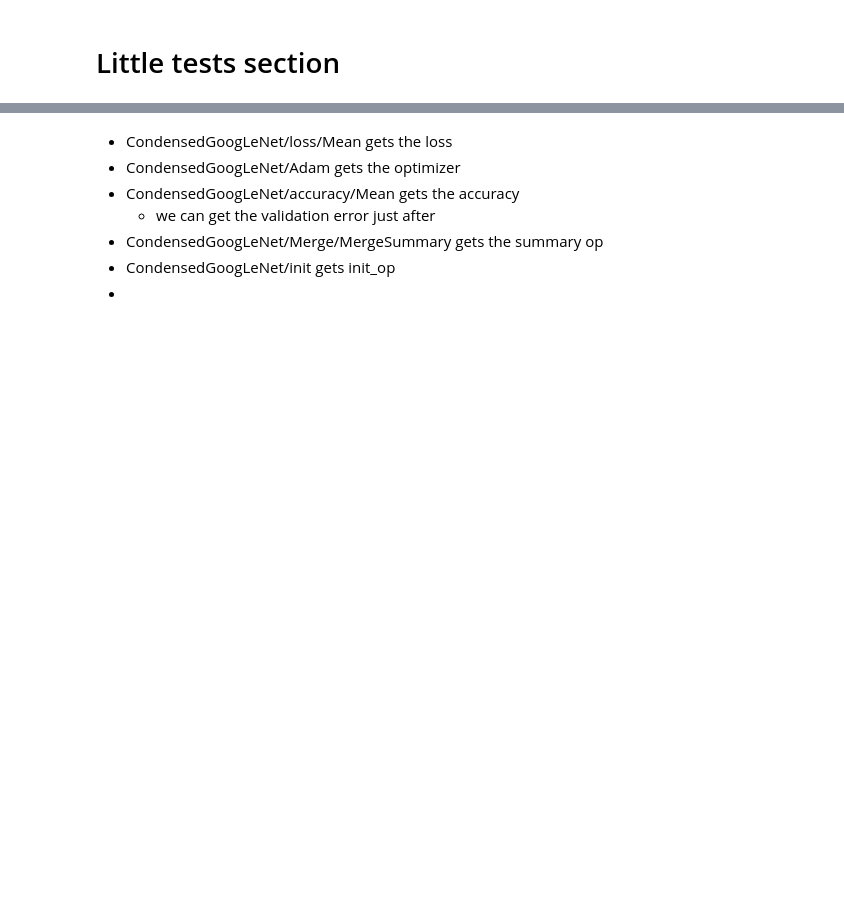
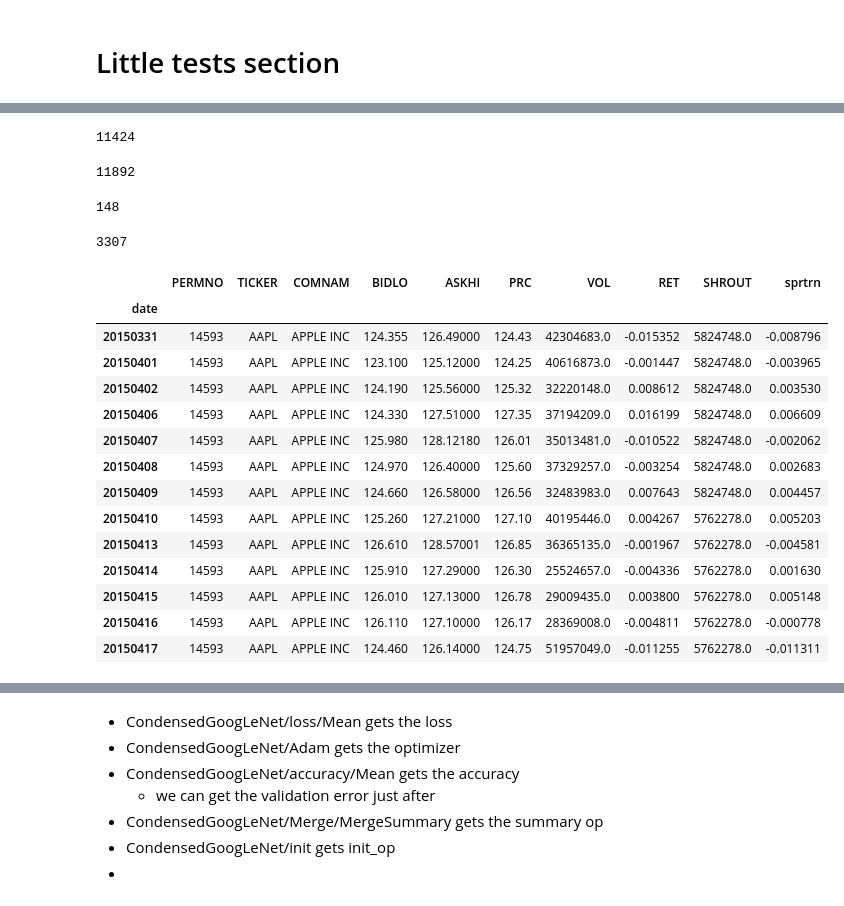
Before and after one commit to kathy-jzh/DeepLearningAllocationCNN, a Jupyter notebook: data_and_training.ipynb, the cells around one changed output, grey strips where cells are left out. Saved outputs shown, nothing was run; the diff lists cells and outputs as text; code cells hidden in the pictures; blank space fills up the shorter version.

```diff
--- a/data_and_training.ipynb
+++ b/data_and_training.ipynb
@@ -258,0 +317,16 @@ tmp
+# %%
+len(list(set(df_raw.dropna().PERMNO)))
+# %% [output]
+11424
+# %%
+len(list(set(df_raw.TICKER)))
+# %% [output]
+11892
+# %%
+len(list(set(df_raw[df_raw.RET=='B'].PERMNO)))
+# %% [output]
+148
+# %%
+len(set(handler._df_raw_data.index))
+# %% [output]
+3307
@@ -258,0 +335,18 @@ tmp
+# %%
+df_aapl.loc[20150331:20150417]
+# %% [output]
+|  | PERMNO | TICKER | COMNAM | BIDLO | ASKHI | PRC | VOL | RET | SHROUT | sprtrn |
+| date |  |  |  |  |  |  |  |  |  |  |
+| 20150331 | 14593 | AAPL | APPLE INC | 124.355 | 126.49000 | 124.43 | 42304683.0 | -0.015352 | 5824748.0 | -0.008796 |
+| 20150401 | 14593 | AAPL | APPLE INC | 123.100 | 125.12000 | 124.25 | 40616873.0 | -0.001447 | 5824748.0 | -0.003965 |
+| 20150402 | 14593 | AAPL | APPLE INC | 124.190 | 125.56000 | 125.32 | 32220148.0 | 0.008612 | 5824748.0 | 0.003530 |
+| 20150406 | 14593 | AAPL | APPLE INC | 124.330 | 127.51000 | 127.35 | 37194209.0 | 0.016199 | 5824748.0 | 0.006609 |
+| 20150407 | 14593 | AAPL | APPLE INC | 125.980 | 128.12180 | 126.01 | 35013481.0 | -0.010522 | 5824748.0 | -0.002062 |
+| 20150408 | 14593 | AAPL | APPLE INC | 124.970 | 126.40000 | 125.60 | 37329257.0 | -0.003254 | 5824748.0 | 0.002683 |
+| 20150409 | 14593 | AAPL | APPLE INC | 124.660 | 126.58000 | 126.56 | 32483983.0 | 0.007643 | 5824748.0 | 0.004457 |
+| 20150410 | 14593 | AAPL | APPLE INC | 125.260 | 127.21000 | 127.10 | 40195446.0 | 0.004267 | 5762278.0 | 0.005203 |
+| 20150413 | 14593 | AAPL | APPLE INC | 126.610 | 128.57001 | 126.85 | 36365135.0 | -0.001967 | 5762278.0 | -0.004581 |
+| 20150414 | 14593 | AAPL | APPLE INC | 125.910 | 127.29000 | 126.30 | 25524657.0 | -0.004336 | 5762278.0 | 0.001630 |
+| 20150415 | 14593 | AAPL | APPLE INC | 126.010 | 127.13000 | 126.78 | 29009435.0 | 0.003800 | 5762278.0 | 0.005148 |
+| 20150416 | 14593 | AAPL | APPLE INC | 126.110 | 127.10000 | 126.17 | 28369008.0 | -0.004811 | 5762278.0 | -0.000778 |
+| 20150417 | 14593 | AAPL | APPLE INC | 124.460 | 126.14000 | 124.75 | 51957049.0 | -0.011255 | 5762278.0 | -0.011311 |
```
Also changed, not shown: parts of 12 cells of this notebook, 2 other files.
